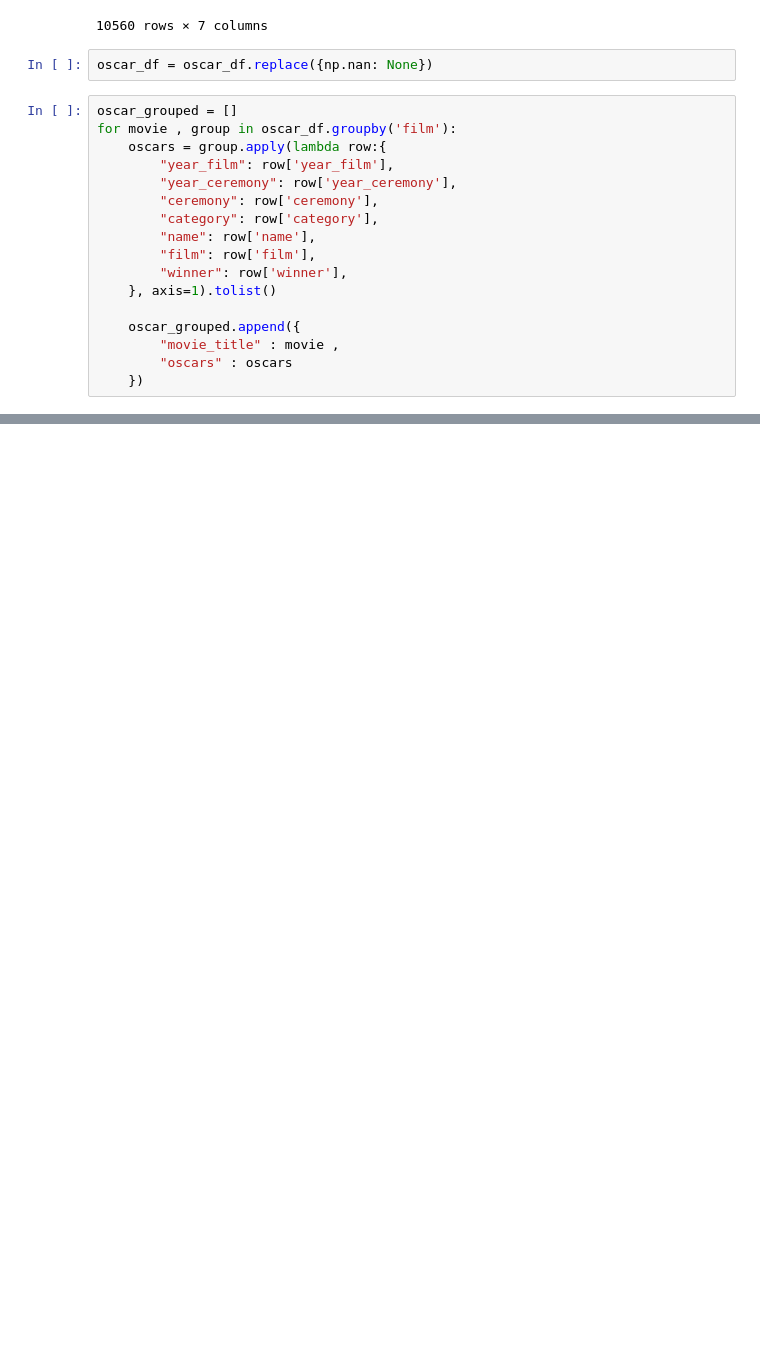
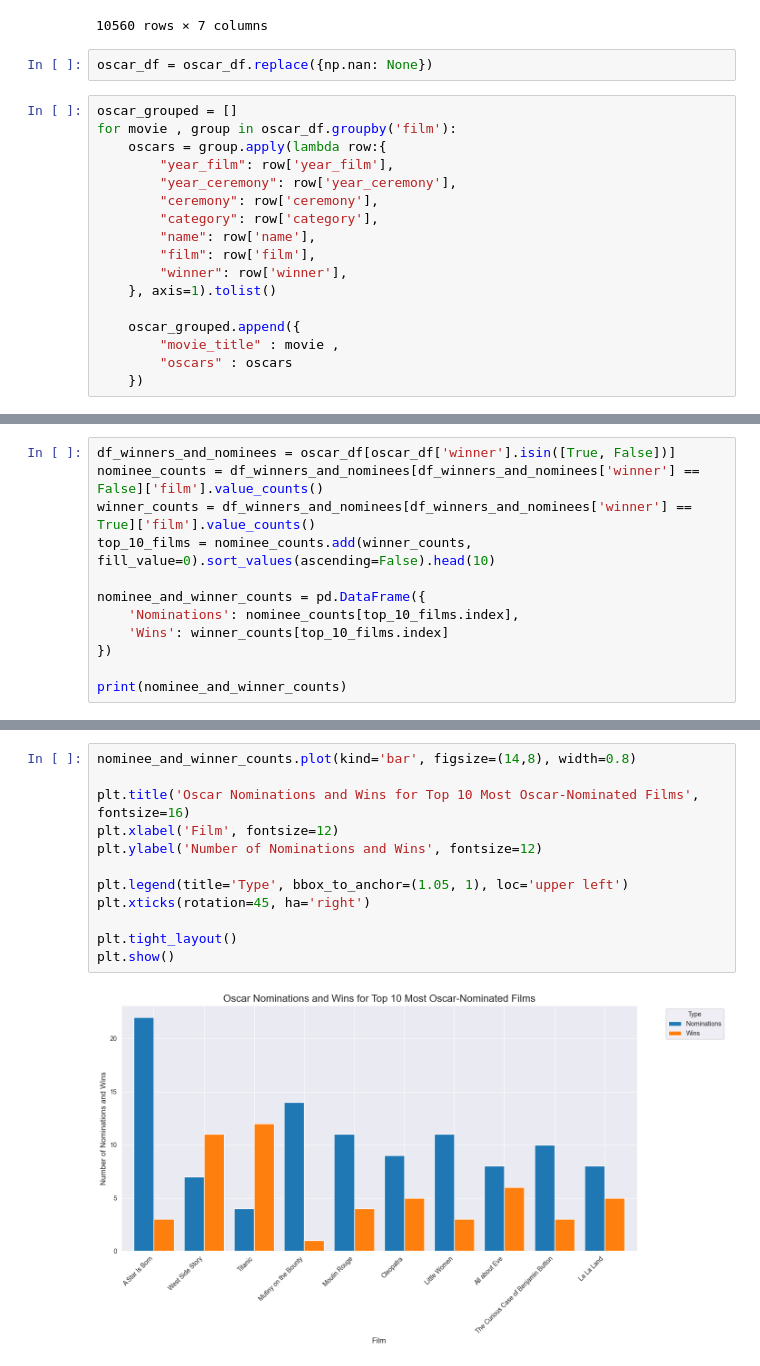
Before and after one commit to SacchettiLorenzo/IUMTWEB_DataAnalysis, a Jupyter notebook: data cleaning/Oscar.ipynb, the cells around one changed output, grey strips where cells are left out. Drawn from its saved outputs; the diff is of its cells as text; blank space fills up the shorter version.

```diff
--- a/data cleaning/Oscar.ipynb
+++ b/data cleaning/Oscar.ipynb
@@ -123,0 +157,12 @@ InsertManyResult([ObjectId('675e13f5212c08a76a3fd0a2'), ObjectId('675e13f5212c08
+# %%
+df_winners_and_nominees = oscar_df[oscar_df['winner'].isin([True, False])]
+nominee_counts = df_winners_and_nominees[df_winners_and_nominees['winner'] == False]['film'].value_counts()
+winner_counts = df_winners_and_nominees[df_winners_and_nominees['winner'] == True]['film'].value_counts()
+top_10_films = nominee_counts.add(winner_counts, fill_value=0).sort_values(ascending=False).head(10)
+
+nominee_and_winner_counts = pd.DataFrame({
+    'Nominations': nominee_counts[top_10_films.index],
+    'Wins': winner_counts[top_10_films.index]
+})
+
+print(nominee_and_winner_counts)
@@ -123,0 +182,14 @@ InsertManyResult([ObjectId('675e13f5212c08a76a3fd0a2'), ObjectId('675e13f5212c08
+# %%
+nominee_and_winner_counts.plot(kind='bar', figsize=(14,8), width=0.8)
+
+plt.title('Oscar Nominations and Wins for Top 10 Most Oscar-Nominated Films', fontsize=16)
+plt.xlabel('Film', fontsize=12)
+plt.ylabel('Number of Nominations and Wins', fontsize=12)
+
+plt.legend(title='Type', bbox_to_anchor=(1.05, 1), loc='upper left')
+plt.xticks(rotation=45, ha='right')
+
+plt.tight_layout()
+plt.show()
+# %% [output]
+[figure, added]
```
Also changed, not shown: parts of 31 cells of this notebook.
